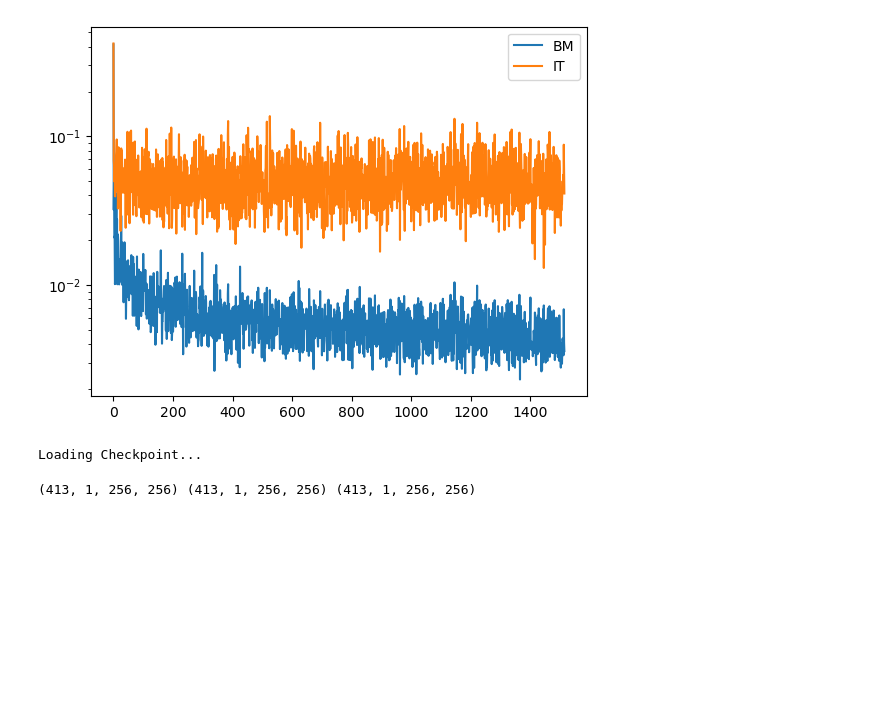
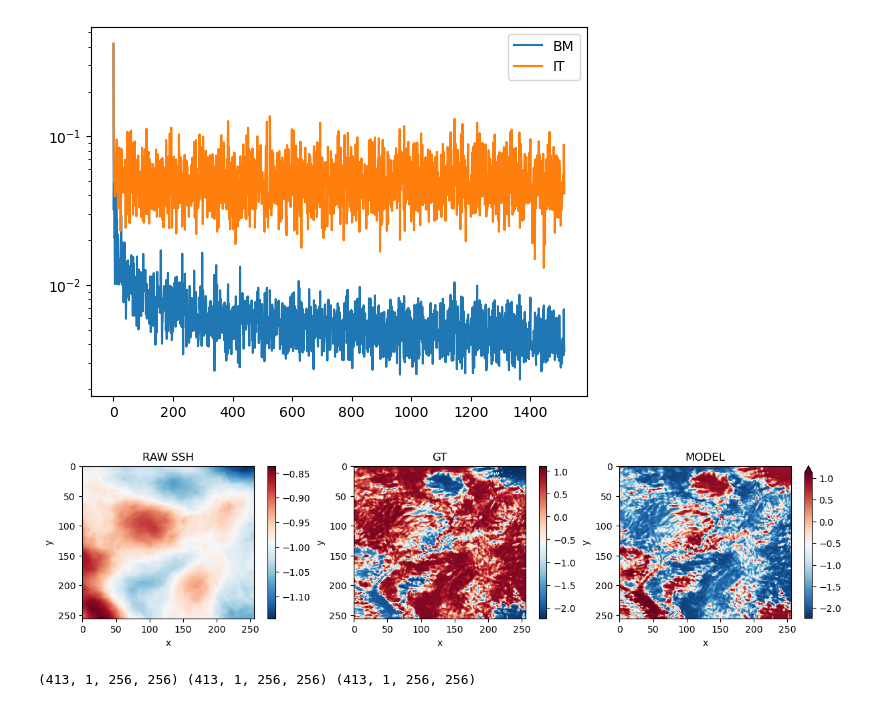
Before and after one commit to smhassanerfani/leap_momentum, a Jupyter notebook: inference.ipynb, the cells around one changed output. Drawn from its saved outputs; the diff is of its cells as text; code cells hidden in the pictures; blank space fills up the shorter version.

Commit message:
checked the output of model after weight initialization

```diff
--- a/inference.ipynb
+++ b/inference.ipynb
@@ -47,6 +44,3 @@ cudnn.enabled = True
 cudnn.benchmark = True
 
 model = DnCNN(in_channels=1, num_features=64).cuda()
-load_checkpoint(f'{RESTORE_FROM}/model.pth.tar', model, None, None)
-# %% [output]
-Loading Checkpoint...
@@ -53,3 +49,25 @@ Loading Checkpoint...
+# %%
+data_iter = iter(dataloader)
+ssh, it, bm = next(data_iter)
+
+initialize_weights(model)
+
+with torch.no_grad():
+
+    ssh = ssh.cuda()
+    bm_, it_ = model(ssh)
+
+    inp = (ssh.detach().cpu().numpy() + 1) / 2
+    tar = (bm_.detach().cpu().numpy() + 1) / 2
+    gen = (it_.detach().cpu().numpy() + 1) / 2
+
+    inp = inp * (dataset.transform_dict['inputs'][1] - dataset.transform_dict['inputs'][0]) + dataset.transform_dict['inputs'][0]
+    tar = tar * (dataset.transform_dict['targets_bm'][1] - dataset.transform_dict['targets_bm'][0]) + dataset.transform_dict['targets_bm'][0]
+    gen = gen * (dataset.transform_dict['targets_bm'][1] - dataset.transform_dict['targets_bm'][0]) + dataset.transform_dict['targets_bm'][0]
+# %%
+plot_examples(inp, inp-tar, inp-gen)
+# %% [output]
+[figure, added]
 # %%
 model.eval()
 inps = np.empty((0, 1, 256, 256))
```
Also changed, not shown: parts of 2 cells of this notebook.
